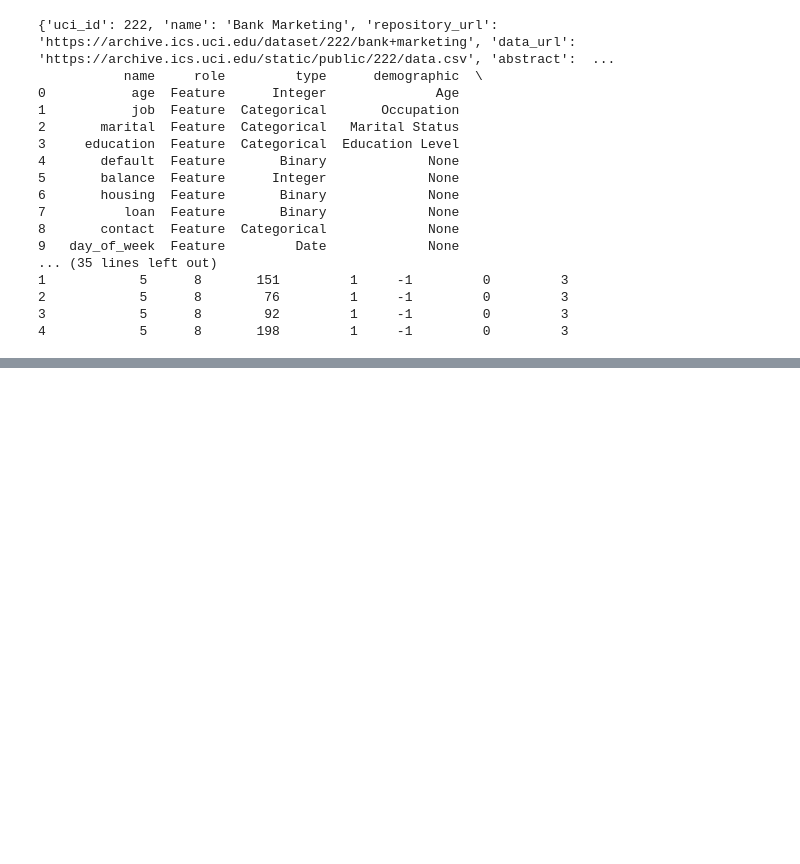
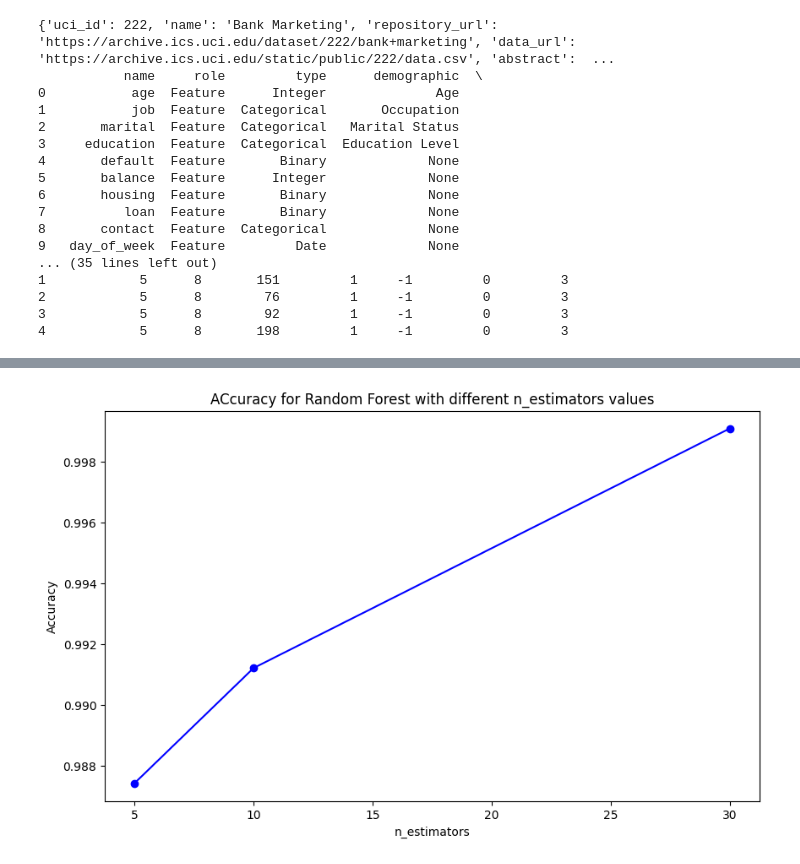
Before and after one commit to GharibSidney/Assignement3, a Jupyter notebook: test.ipynb, the cells around one changed output, grey strips where cells are left out. Drawn from its saved outputs; the diff is of its cells as text; code cells hidden in the pictures; blank space fills up the shorter version.

```diff
--- a/test.ipynb
+++ b/test.ipynb
@@ -234,0 +446,14 @@ Performing grid search for  SVC(random_state=0)
+# %%
+hyperparameter_array = []
+accuracy_array = []
+for estimator in new_param_grid_random_forest['n_estimators']:
+    cls = RandomForestClassifier(random_state=0, n_estimators=estimator )
+    cls.fit(X_train_scaled, y_train.values.ravel())
+    y_train_pred = cls.predict(X_train_scaled)
+    y_test_pred = cls.predict(X_test_scaled)
+    train_accuracy = accuracy_score(y_train, y_train_pred)
+    hyperparameter_array.append(estimator)
+    accuracy_array.append(train_accuracy)
+plot_accuracy_hyp(hyperparameter_array, accuracy_array, 'Random Forest', 'n_estimators', 'n_estimators')
+# %% [output]
+[figure, added]
```
Also changed, not shown: parts of 13 cells of this notebook, 5 other files.
